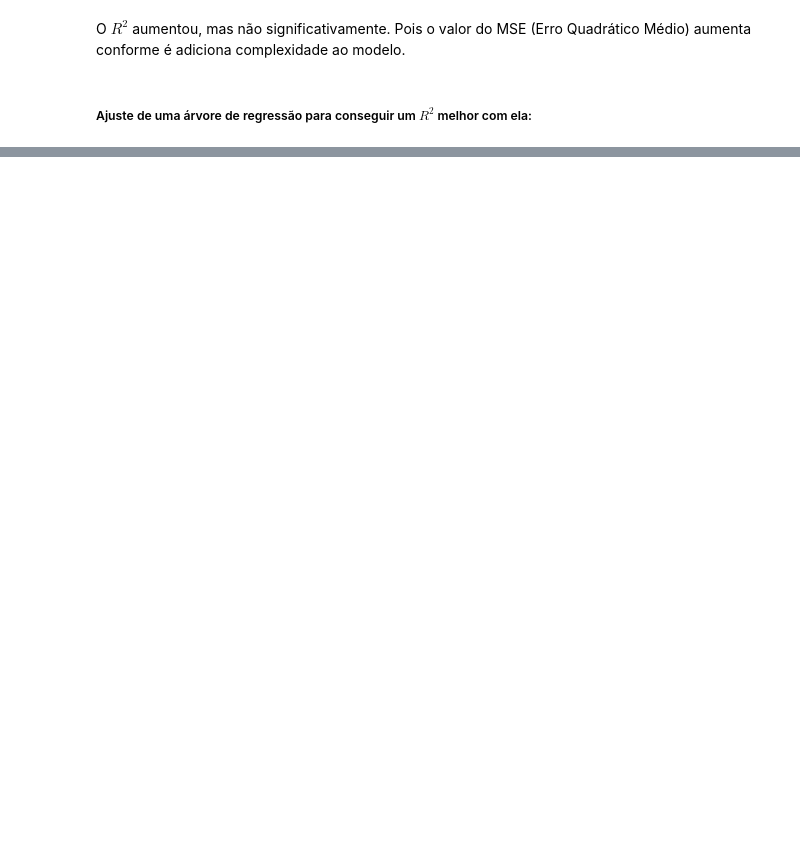
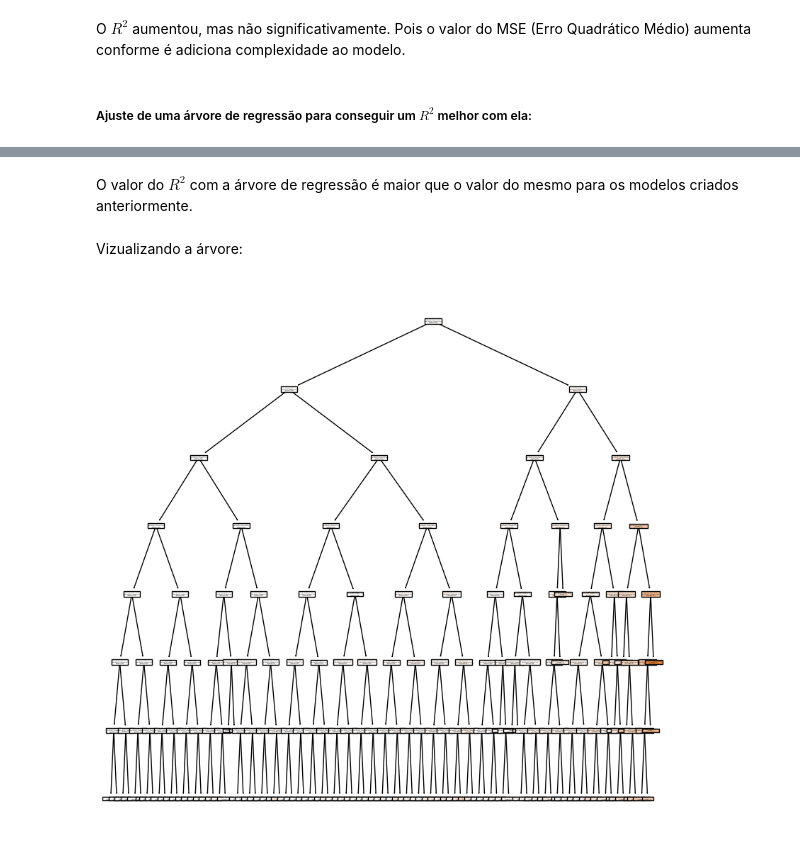
Before and after one commit to nobrevitor/EBAC, a Jupyter notebook: Desenvolvimento de aplicações com Python/5 - Regressão 2/Mod13_Tarefa02.ipynb, the cells around one changed output, grey strips where cells are left out. Drawn from its saved outputs; the diff is of its cells as text; code cells hidden in the pictures; blank space fills up the shorter version.

```diff
--- a/Desenvolvimento de aplicações com Python/5 - Regressão 2/Mod13_Tarefa02.ipynb
+++ b/Desenvolvimento de aplicações com Python/5 - Regressão 2/Mod13_Tarefa02.ipynb
@@ -808,0 +757,11 @@ O modelo criado apenas excluindo as variáveis com o *p-value* menor que 5%, che
+# %% [markdown]
+O valor do $R^2$ com a árvore de regressão é maior que o valor do mesmo para os modelos criados anteriormente.
+# %% [markdown]
+Vizualizando a árvore:
+# %%
+plt.rc('figure', figsize=(10, 10))
+tree_plot = tree.plot_tree(regr_tree,
+                           feature_names = X_train_dummies.columns,
+                           filled=True)
+# %% [output]
+[figure, added]
```
Also changed, not shown: parts of 34 cells of this notebook.
